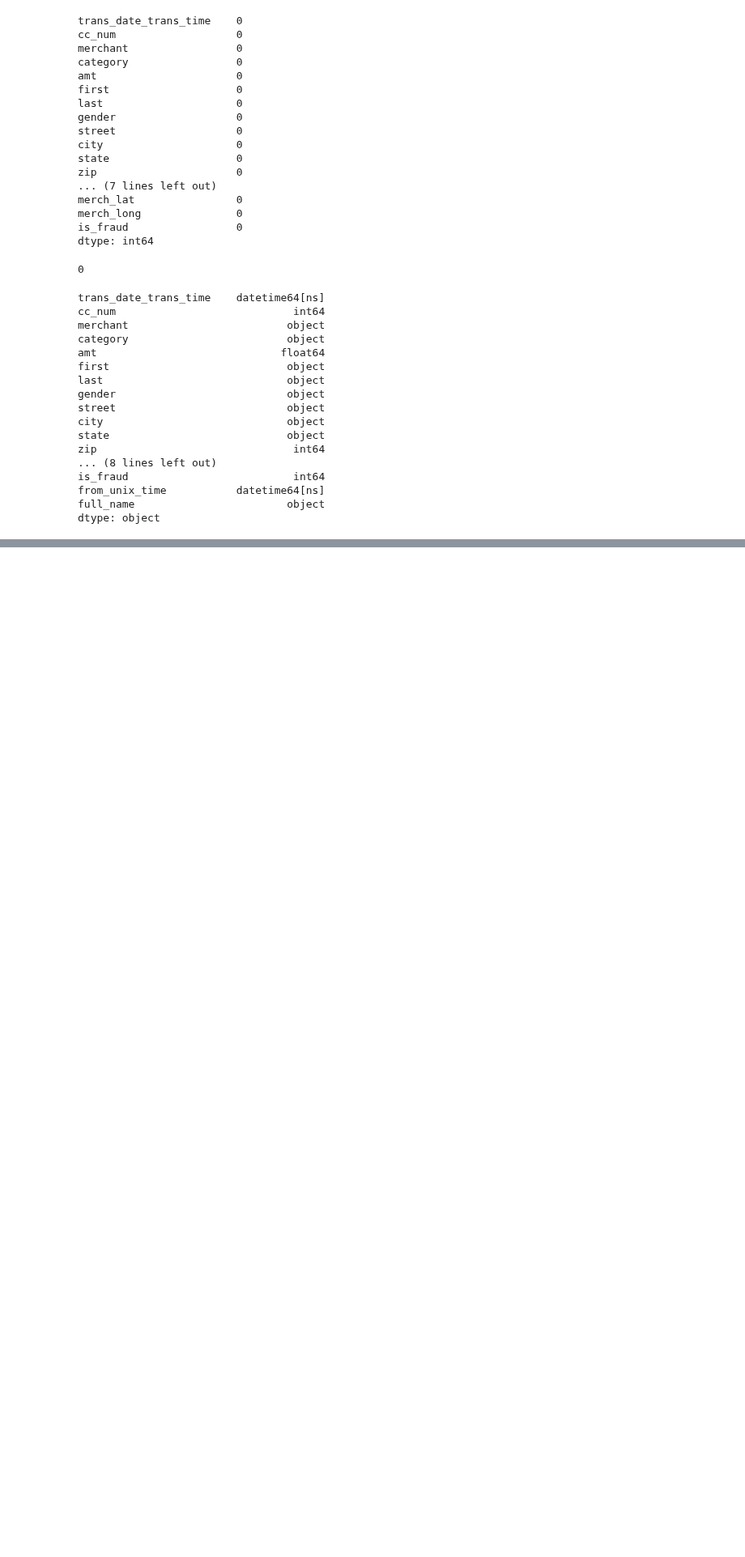
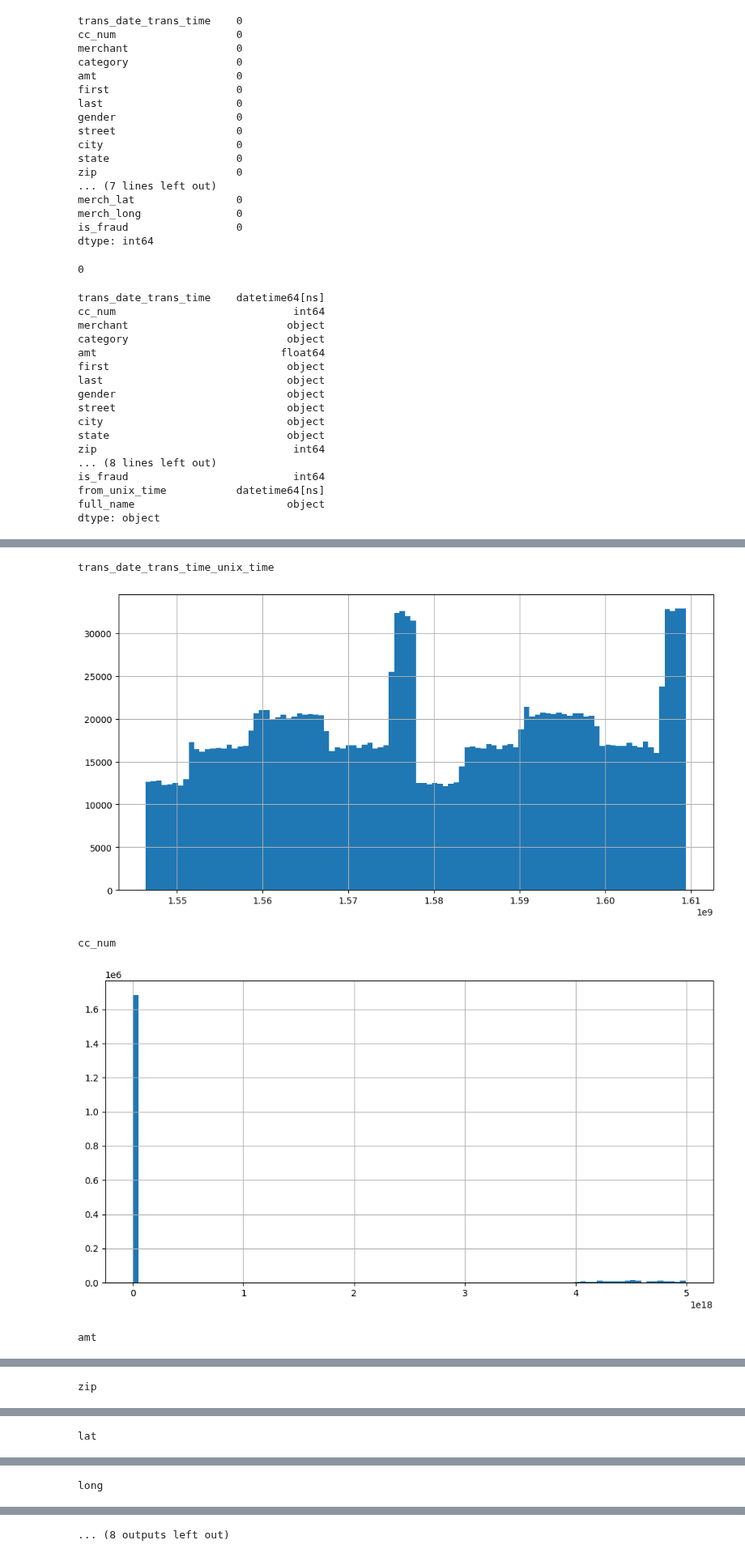
Before and after one commit to smwares/Credit-Card-Fraud-Detection, a Jupyter notebook: src/EDA.ipynb, the cells around one changed output, grey strips where cells are left out. Shown at 81% size. Drawn from its saved outputs; the diff is of its cells as text; code cells hidden in the pictures; blank space fills up the shorter version.

```diff
--- a/src/EDA.ipynb
+++ b/src/EDA.ipynb
@@ -154,3 +154,9 @@ files.download('fraud_cleaned.csv')
 # %% [output]
 [interactive output not drawn]
 [interactive output not drawn]
+# %%
+# Add a column for transaction time in epoch format
+fraud_df['trans_date_trans_time_unix_time'] = fraud_df['trans_date_trans_time'].astype('int64')//1e9
+# %%
+# Rearrange the columns again
+fraud_df = fraud_df[list(fraud_df.columns)[0:1] + ['trans_date_trans_time_unix_time'] + list(fraud_df.columns)[1:23]]
@@ -156,0 +183,16 @@ files.download('fraud_cleaned.csv')
+# %%
+# Print out a histogram for each column
+# Set a bin size, can be changed as necessary
+bin_size = 100
+cols_to_print = ['trans_date_trans_time_unix_time', 'cc_num', 'amt', 'zip', 'lat', 'long', 'city_pop', 'unix_time', 'merch_lat', 'merch_long']
+
+for column in cols_to_print:
+  print(column)
+  fraud_df[column].hist(bins=bin_size, figsize=(12,6))
+  plt.show()
+# %% [output]
+trans_date_trans_time_unix_time
+[figure, added]
+cc_num
+[figure, added]
+amt
@@ -156,0 +200 @@ files.download('fraud_cleaned.csv')
+zip
@@ -156,0 +202 @@ files.download('fraud_cleaned.csv')
+lat
@@ -156,0 +204 @@ files.download('fraud_cleaned.csv')
+long
@@ -156,0 +206 @@ files.download('fraud_cleaned.csv')
+... (8 outputs left out)
```
Also changed, not shown: parts of 12 cells of this notebook.
